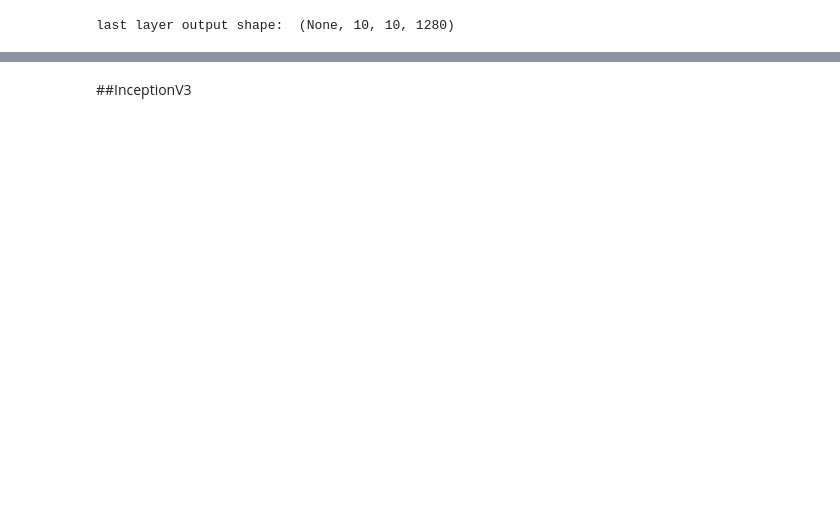
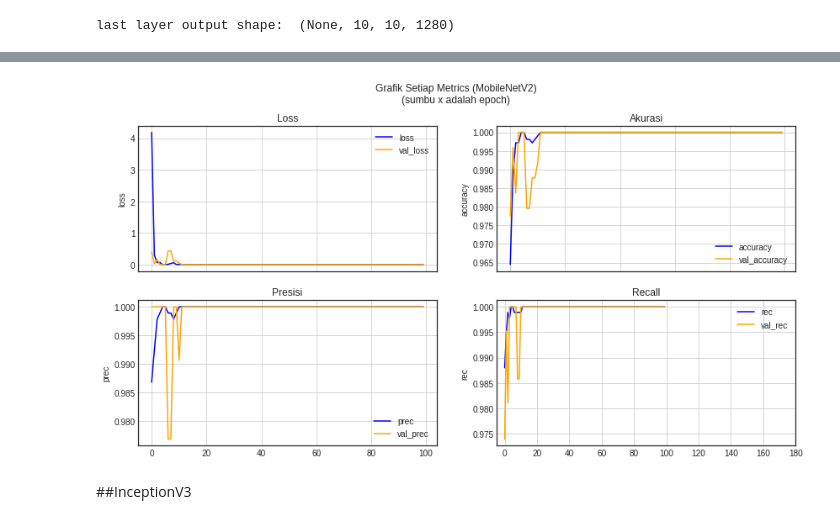
Before and after one commit to rave747214/SEC01UGM, a Jupyter notebook: SEC01UGM_SD20200000266.ipynb, the cells around one changed output, grey strips where cells are left out. Drawn from its saved outputs; the diff is of its cells as text; code cells hidden in the pictures; blank space fills up the shorter version.

```diff
--- a/SEC01UGM_SD20200000266.ipynb
+++ b/SEC01UGM_SD20200000266.ipynb
@@ -411 +321,13 @@ plt.figure()
+# %%
+fig, ax = plt.subplots(2, 2, sharex=True, figsize=(20, 10))
+fig.set_size_inches(14., 7.)
+plot_ax(ax[0][0], 'loss', 'Loss', 200)
+plot_ax(ax[0][1], 'accuracy', 'Akurasi', 200)
+plot_ax(ax[1][0], 'prec', 'Presisi', 200)
+plot_ax(ax[1][1], 'rec', 'Recall', 200)
+fig = plt.gcf()
+plt.suptitle('Grafik Setiap Metrics (MobileNetV2)\n(sumbu x adalah epoch)')
+plt.show()
+# %% [output]
+[figure, added]
 # %%
```
Also changed, not shown: parts of 36 cells of this notebook.
